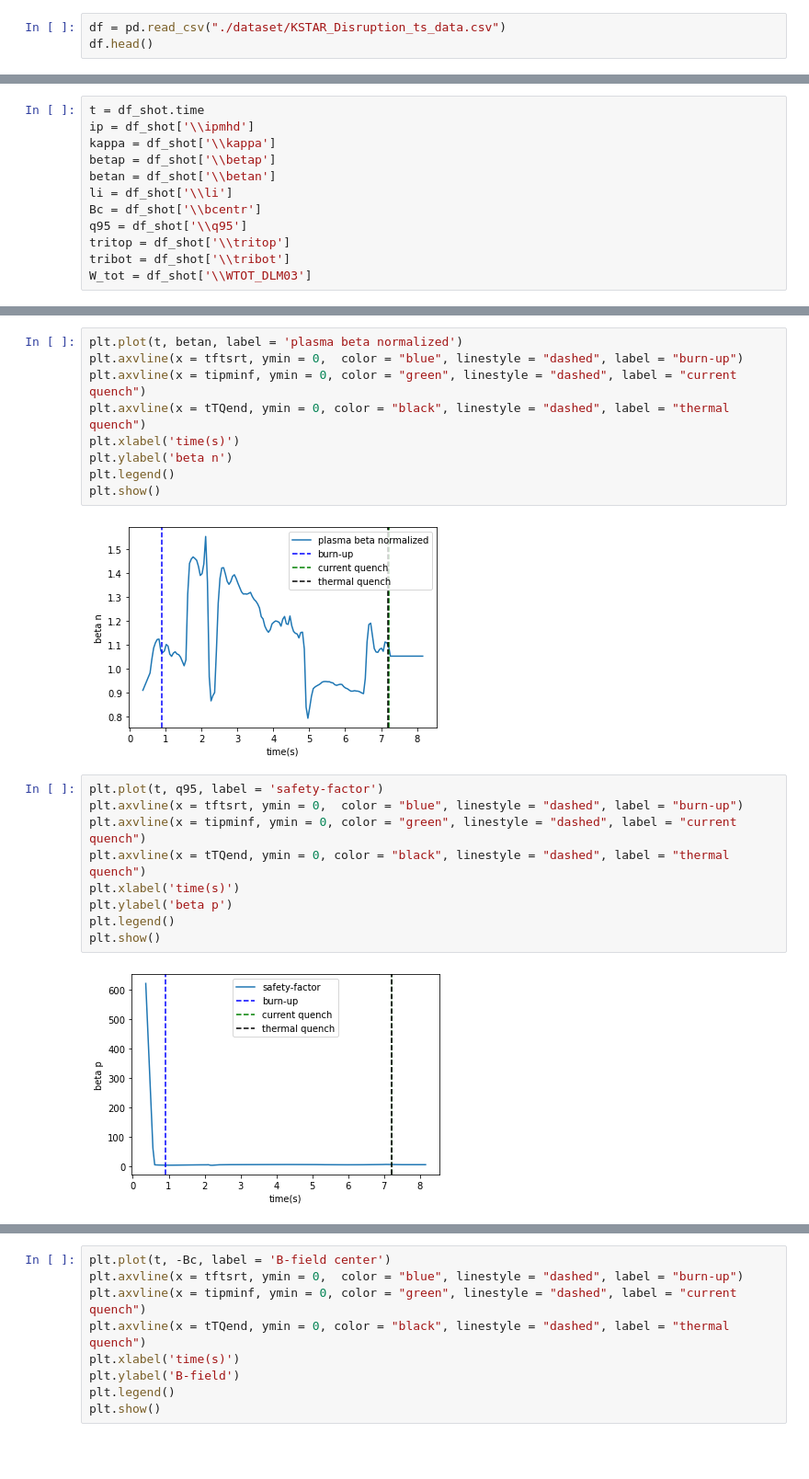
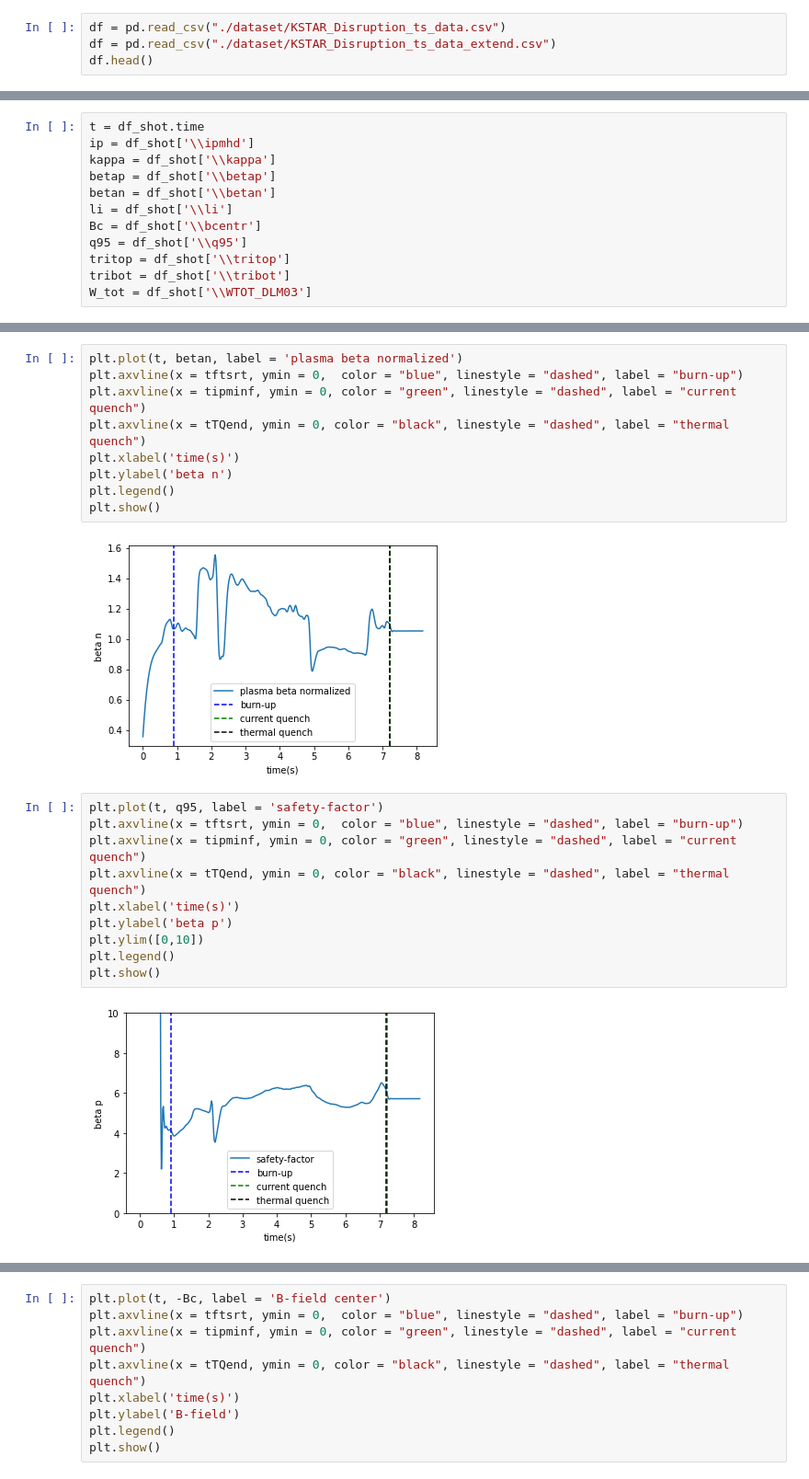
Before and after one commit to ZINZINBIN/Disruption-Prediciton-based-on-Multimodal-Deep-Learning, a Jupyter notebook: analysis_on_numerical_dataset.ipynb, the cells around one changed output, grey strips where cells are left out. Shown at 92% size. Drawn from its saved outputs; the diff is of its cells as text; blank space fills up the shorter version.

```diff
--- a/analysis_on_numerical_dataset.ipynb
+++ b/analysis_on_numerical_dataset.ipynb
@@ -6,5 +6,6 @@ import matplotlib.pyplot as plt
 from torch.utils.data import DataLoader
 # %%
 df = pd.read_csv("./dataset/KSTAR_Disruption_ts_data.csv")
+df = pd.read_csv("./dataset/KSTAR_Disruption_ts_data_extend.csv")
 df.head()
 # %% [output]
@@ -113,18 +114,19 @@ plt.ylabel('beta n')
 plt.legend()
 plt.show()
 # %% [output]
-[figure, old version]
+[figure, new version]
 # %%
 plt.plot(t, q95, label = 'safety-factor')
 plt.axvline(x = tftsrt, ymin = 0,  color = "blue", linestyle = "dashed", label = "burn-up")
 plt.axvline(x = tipminf, ymin = 0, color = "green", linestyle = "dashed", label = "current quench")
 plt.axvline(x = tTQend, ymin = 0, color = "black", linestyle = "dashed", label = "thermal quench")
 plt.xlabel('time(s)')
 plt.ylabel('beta p')
+plt.ylim([0,10])
 plt.legend()
 plt.show()
 # %% [output]
-[figure, old version]
+[figure, new version]
 # %%
 plt.plot(t, kappa, label = 'kappa')
 plt.axvline(x = tftsrt, ymin = 0,  color = "blue", linestyle = "dashed", label = "burn-up")
```
Also changed, not shown: parts of 8 cells of this notebook, 37 other files.
